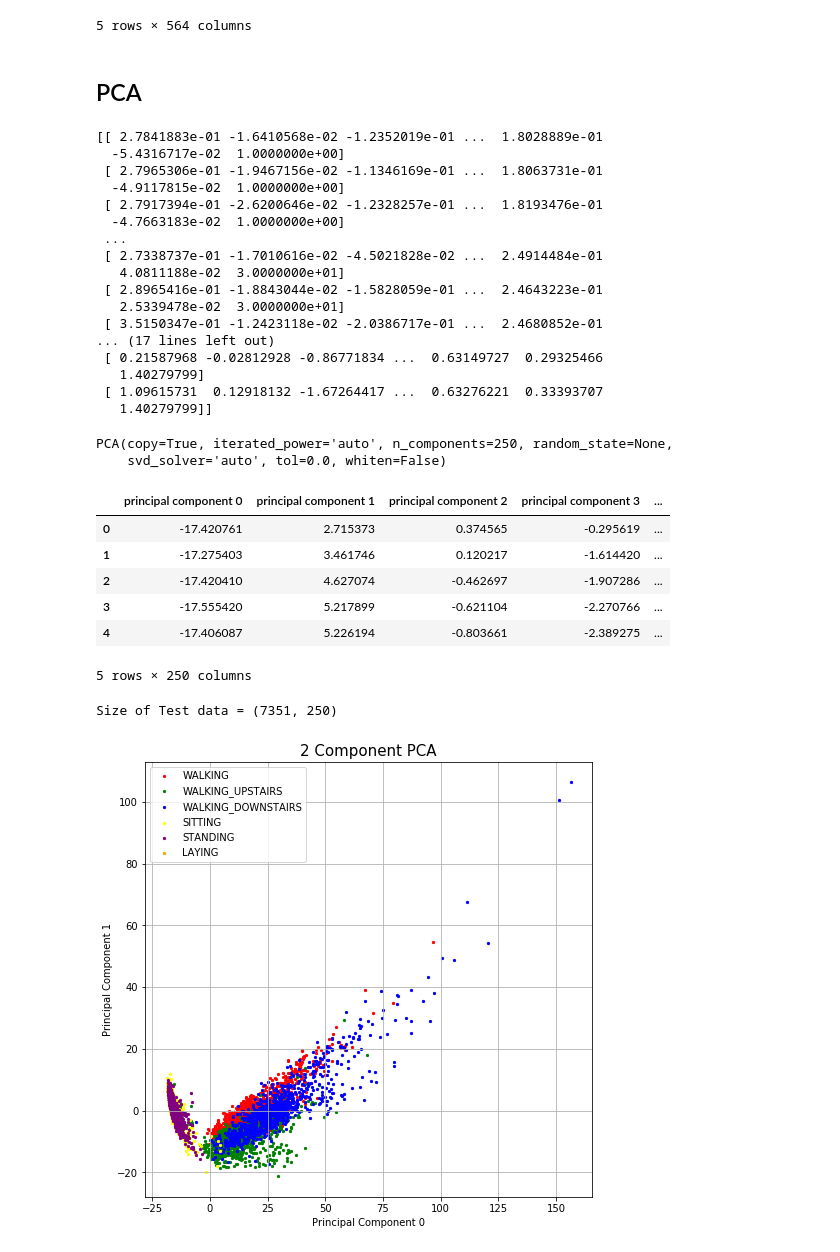
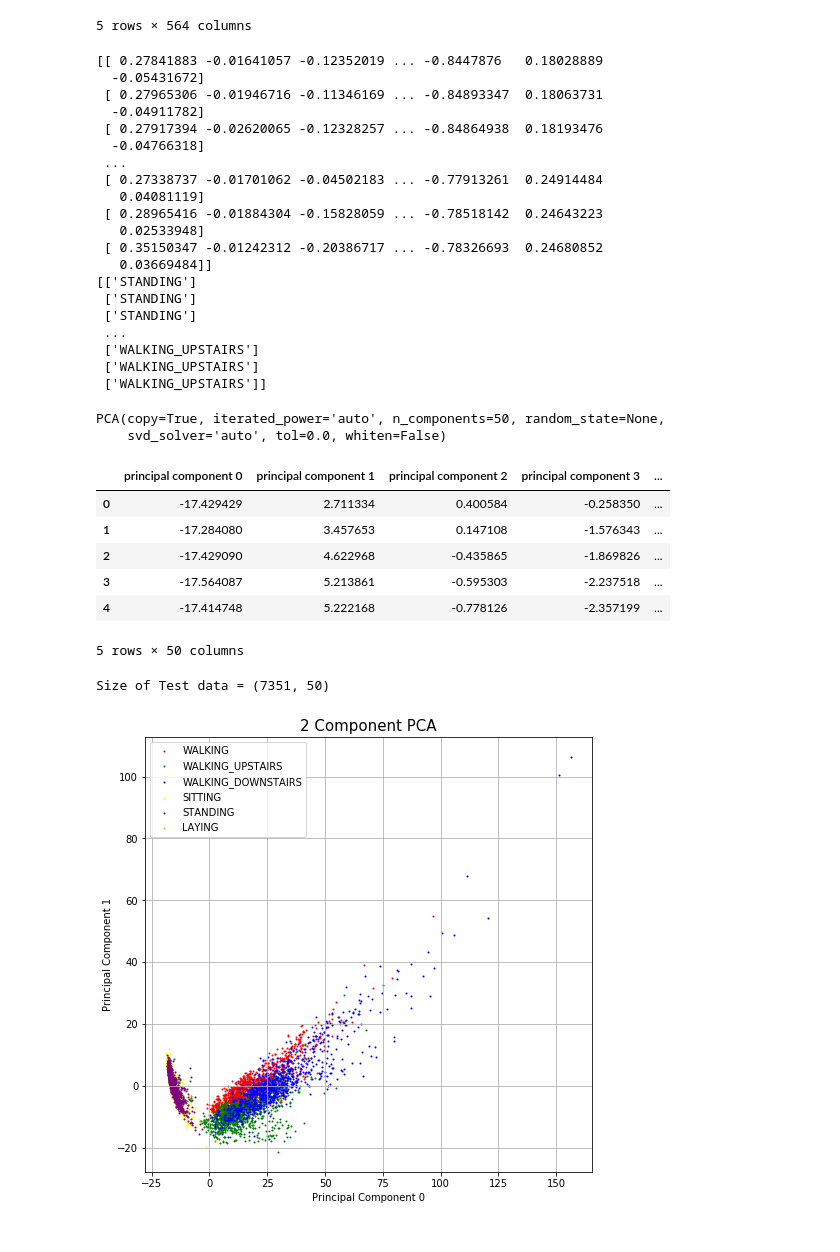
Before and after one commit to idaf-ai/sensor-embeddings, a Jupyter notebook: PCA_Sensor_embedding.ipynb, the cells around one changed output. Saved outputs shown, nothing was run; the diff lists cells and outputs as text; code cells hidden in the pictures.

Commit message:
updated visualazation

```diff
--- a/PCA_Sensor_embedding.ipynb
+++ b/PCA_Sensor_embedding.ipynb
@@ -119,11 +119,9 @@ train_df.head()
 | 3 | 0.276629 | -0.016570 | -0.115362 | -0.998139 | -0.980817 | -0.990482 | -0.998321 | ... |
 | 4 | 0.277199 | -0.010098 | -0.105137 | -0.997335 | -0.990487 | -0.995420 | -0.997627 | ... |
 5 rows × 564 columns
-# %% [markdown]
-## PCA
 # %%
 
-x = train_df.loc[:,features_clean[:-2]].values
+x = train_df.loc[:,features_clean[:-3]].values
 print(x)
 y = train_df.loc[:,['activity_name']].values
 print(y)
@@ -131,38 +129,41 @@ print(y)
 x = StandardScaler().fit_transform(x)
 
 
-print(x)
+# print(x)
 # %% [output]
-[[ 2.7841883e-01 -1.6410568e-02 -1.2352019e-01 ...  1.8028889e-01
-  -5.4316717e-02  1.0000000e+00]
- [ 2.7965306e-01 -1.9467156e-02 -1.1346169e-01 ...  1.8063731e-01
-  -4.9117815e-02  1.0000000e+00]
- [ 2.7917394e-01 -2.6200646e-02 -1.2328257e-01 ...  1.8193476e-01
-  -4.7663183e-02  1.0000000e+00]
+[[ 0.27841883 -0.01641057 -0.12352019 ... -0.8447876   0.18028889
+  -0.05431672]
+ [ 0.27965306 -0.01946716 -0.11346169 ... -0.84893347  0.18063731
+  -0.04911782]
+ [ 0.27917394 -0.02620065 -0.12328257 ... -0.84864938  0.18193476
+  -0.04766318]
  ...
- [ 2.7338737e-01 -1.7010616e-02 -4.5021828e-02 ...  2.4914484e-01
-   4.0811188e-02  3.0000000e+01]
- [ 2.8965416e-01 -1.8843044e-02 -1.5828059e-01 ...  2.4643223e-01
-   2.5339478e-02  3.0000000e+01]
- [ 3.5150347e-01 -1.2423118e-02 -2.0386717e-01 ...  2.4680852e-01
-... (17 lines left out)
- [ 0.21587968 -0.02812928 -0.86771834 ...  0.63149727  0.29325466
-   1.40279799]
- [ 1.09615731  0.12918132 -1.67264417 ...  0.63276221  0.33393707
-   1.40279799]]
+ [ 0.27338737 -0.01701062 -0.04502183 ... -0.77913261  0.24914484
+   0.04081119]
+ [ 0.28965416 -0.01884304 -0.15828059 ... -0.78518142  0.24643223
+   0.02533948]
+ [ 0.35150347 -0.01242312 -0.20386717 ... -0.78326693  0.24680852
+   0.03669484]]
+[['STANDING']
+ ['STANDING']
+ ['STANDING']
+ ...
+ ['WALKING_UPSTAIRS']
+ ['WALKING_UPSTAIRS']
+ ['WALKING_UPSTAIRS']]
 # %%
 # train_df.DataFrame(data = x, columns = features_clean).head()
-pca = PCA(n_components=250)
+pca = PCA(n_components=50)
 print(pca)
 # %% [output]
-PCA(copy=True, iterated_power='auto', n_components=250, random_state=None,
+PCA(copy=True, iterated_power='auto', n_components=50, random_state=None,
     svd_solver='auto', tol=0.0, whiten=False)
 # %%
 principalComponents = pca.fit_transform(x)
 # %%
 # columns = ['principal component 1', 'principal component 2']
 columns=[]
-for i in range(0,250):
+for i in range(0,50):
 #     name=
 #     print(name)
     columns.append("principal component "+str(i))
@@ -171,16 +172,16 @@ principalDf = pd.DataFrame(data = principalComponents
 principalDf.head(5)
 # %% [output]
 |  | principal component 0 | principal component 1 | principal component 2 | principal component 3 | ... |
-| 0 | -17.420761 | 2.715373 | 0.374565 | -0.295619 | ... |
-| 1 | -17.275403 | 3.461746 | 0.120217 | -1.614420 | ... |
-| 2 | -17.420410 | 4.627074 | -0.462697 | -1.907286 | ... |
-| 3 | -17.555420 | 5.217899 | -0.621104 | -2.270766 | ... |
-| 4 | -17.406087 | 5.226194 | -0.803661 | -2.389275 | ... |
+| 0 | -17.429429 | 2.711334 | 0.400584 | -0.258350 | ... |
+| 1 | -17.284080 | 3.457653 | 0.147108 | -1.576343 | ... |
+| 2 | -17.429090 | 4.622968 | -0.435865 | -1.869826 | ... |
+| 3 | -17.564087 | 5.213861 | -0.595303 | -2.237518 | ... |
+| 4 | -17.414748 | 5.222168 | -0.778126 | -2.357199 | ... |
-5 rows × 250 columns
+5 rows × 50 columns
 # %%
 print("Size of Test data = {}".format(principalDf.shape))
 # %% [output]
-Size of Test data = (7351, 250)
+Size of Test data = (7351, 50)
 # %%
 # finalDf = train_df.concat([principalDf, train_df[['activity_name']]], axis = 1)
 principalDf["activity_name"]=train_df.loc[:,["activity_name"]]
@@ -189,23 +190,23 @@ principalDf["activity_name"]=train_df.loc[:,["activity_name"]]
 # %%
 fig = plt.figure(figsize = (8,8))
 ax = fig.add_subplot(1,1,1)
 ax.set_xlabel('Principal Component 0', fontsize = 10)
 ax.set_ylabel('Principal Component 1', fontsize = 10)
 ax.set_title('2 Component PCA', fontsize = 15)
 
 
 targets = ['WALKING', 'WALKING_UPSTAIRS', 'WALKING_DOWNSTAIRS',"SITTING","STANDING","LAYING"]
 colors = ['r', 'g', 'b', 'yellow', 'purple','orange']
 for target, color in zip(targets,colors):
     indicesToKeep = principalDf['activity_name'] == target
     ax.scatter(principalDf.loc[indicesToKeep, 'principal component 0']
                , principalDf.loc[indicesToKeep, 'principal component 1']
                , c = color
-               , s = 5)
+               , s = 1)
 ax.legend(targets)
 ax.grid()
 # %% [output]
-[figure, old version]
+[figure, new version]
 # %%
 variance_exp_cumsum = pca.explained_variance_ratio_.cumsum()
 fig, axes = plt.subplots(1,1,figsize=(16,7), dpi=100)
```
Also changed, not shown: parts of 1 cell of this notebook.
